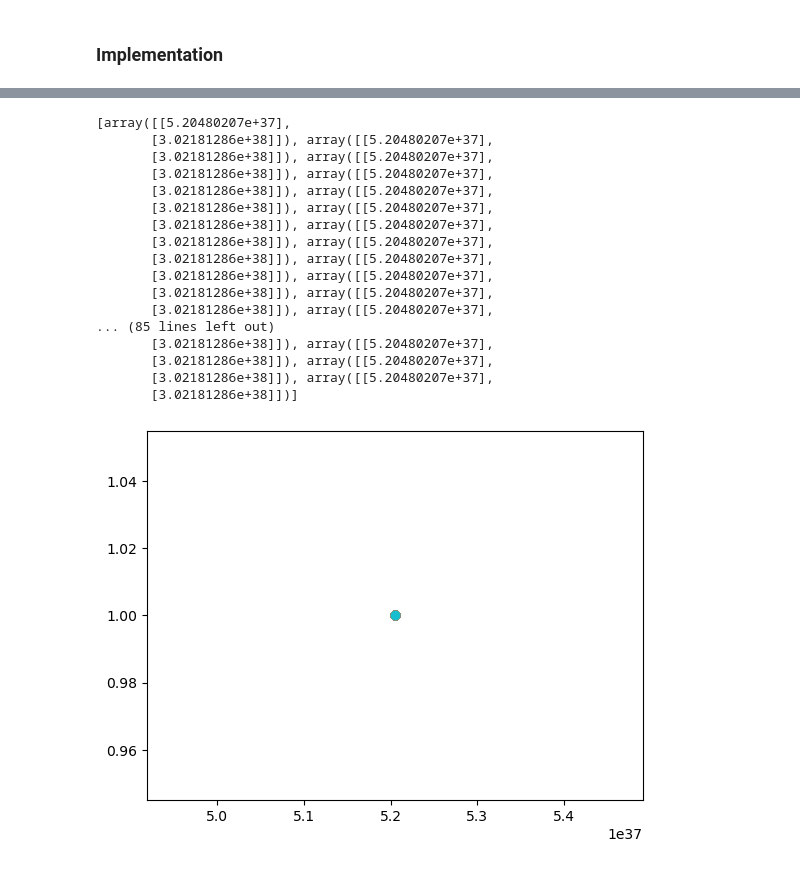
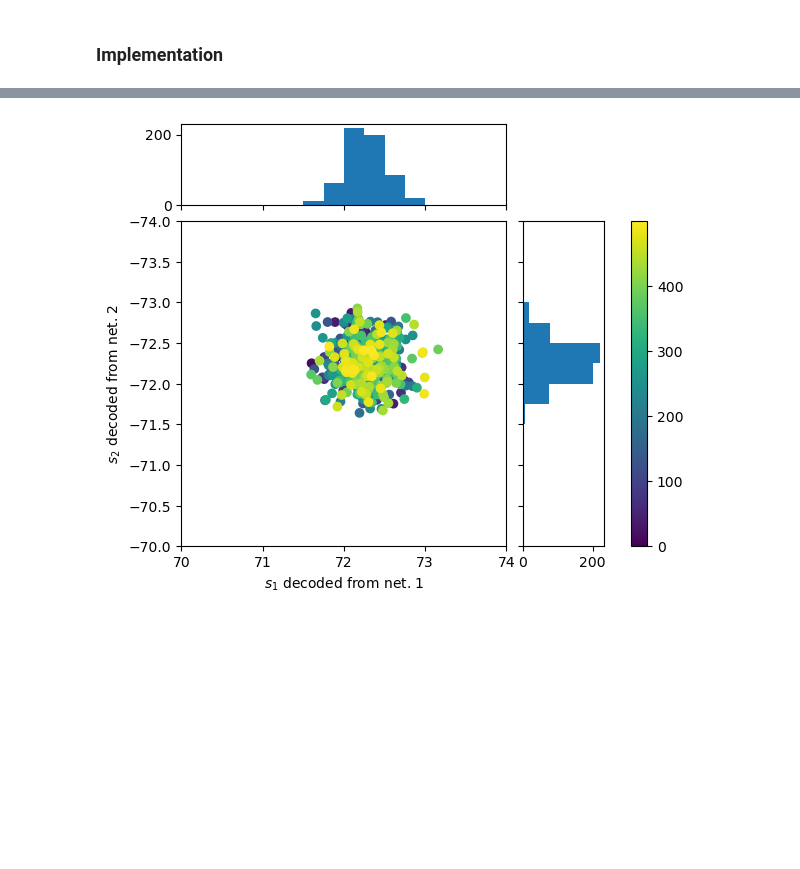
Before and after one commit to chrskjoe/CoupledCANN, a Jupyter notebook: CoupledCANN.ipynb, the cells around one changed output, grey strips where cells are left out. Saved outputs shown, nothing was run; the diff lists cells and outputs as text; code cells hidden in the pictures; blank space fills up the shorter version.

```diff
--- a/CoupledCANN.ipynb
+++ b/CoupledCANN.ipynb
@@ -161,34 +192,46 @@ class CoupledCANN:
-# %%
-net = CoupledCANN(N=100)
-dt = 0.1
-T = 100
-
-for t in range(T):
-    net.set_input()
-    net.step(dt)
-
-cmap = clr.LinearSegmentedColormap.from_list('custom blue', ['#244162','#DCE6F1'], N=T)
-S = np.linspace(-np.pi+1, np.pi+1, 150)
-fig, ax = plt.subplots()
-print(net.ss)
-for i in net.ss:
-    ax.plot(i[0], [1], 'o-')
-# %% [output]
-[array([[5.20480207e+37],
-       [3.02181286e+38]]), array([[5.20480207e+37],
-       [3.02181286e+38]]), array([[5.20480207e+37],
-       [3.02181286e+38]]), array([[5.20480207e+37],
-       [3.02181286e+38]]), array([[5.20480207e+37],
-       [3.02181286e+38]]), array([[5.20480207e+37],
-       [3.02181286e+38]]), array([[5.20480207e+37],
-       [3.02181286e+38]]), array([[5.20480207e+37],
-       [3.02181286e+38]]), array([[5.20480207e+37],
-       [3.02181286e+38]]), array([[5.20480207e+37],
-       [3.02181286e+38]]), array([[5.20480207e+37],
-       [3.02181286e+38]]), array([[5.20480207e+37],
-... (85 lines left out)
-       [3.02181286e+38]]), array([[5.20480207e+37],
-       [3.02181286e+38]]), array([[5.20480207e+37],
-       [3.02181286e+38]]), array([[5.20480207e+37],
-       [3.02181286e+38]])]
-[figure, removed]
+# %%
+tau = 1
+dt = tau/100
+T = range(int(6 * tau // dt))
+net = CoupledCANN(tau=tau)
+
+for t in T:
+    net.set_input(i=[-2, 2])
+    net.step(dt)
+    # print(net.s)
+
+
+
+def scatter_hist(x, y, ax, ax_histx, ax_histy):
+    # no labels
+    ax_histx.tick_params(axis="x", labelbottom=False)
+    ax_histy.tick_params(axis="y", labelleft=False)
+
+    # the scatter plot:
+    # ax.scatter(x, y, c=range(len((net.s1))), vmin=0, vmax=len(net.s1))
+
+    binwidth = 0.25
+    xymax = max(np.max(np.abs(x)), np.max(np.abs(y)))
+    lim = (int(xymax/binwidth) + 1) * binwidth
+
+    bins = np.arange(-lim, lim + binwidth, binwidth)
+    ax_histx.hist(x, bins=bins)
+    ax_histy.hist(y, bins=bins, orientation='horizontal')
+
+x=net.s1[100:]
+y=net.s2[100:]
+fig = plt.figure(constrained_layout=True)
+ax = fig.add_gridspec(top=0.75, right=0.75).subplots()
+ax.set(aspect=1)
+ax_histx = ax.inset_axes([0, 1.05, 1, 0.25], sharex=ax)
+ax_histy = ax.inset_axes([1.05, 0, 0.25, 1], sharey=ax)
+scatter_hist(net.s1, net.s2, ax, ax_histx, ax_histy)
+plt.xlabel('$s_1$ decoded from net. 1')
+plt.ylabel('$s_2$ decoded from net. 2')
+plt.scatter(x=x, y=y, c=range(len(x)), vmin=0, vmax=len(x))
+plt.colorbar()
+plt.xlim(70, 74)
+plt.ylim(-70, -74)
+plt.show()
+# %% [output]
+[figure, added]
```
Also changed, not shown: parts of 6 cells of this notebook.
